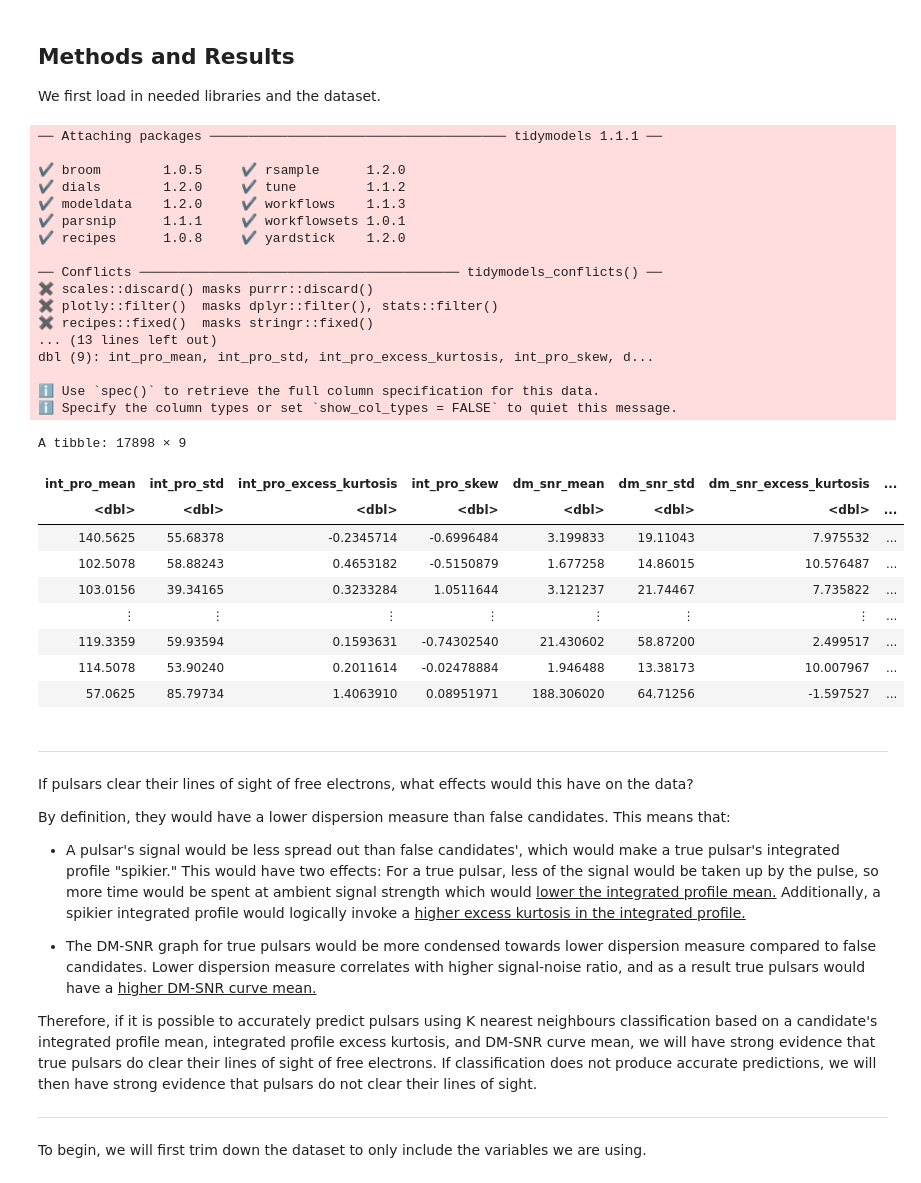
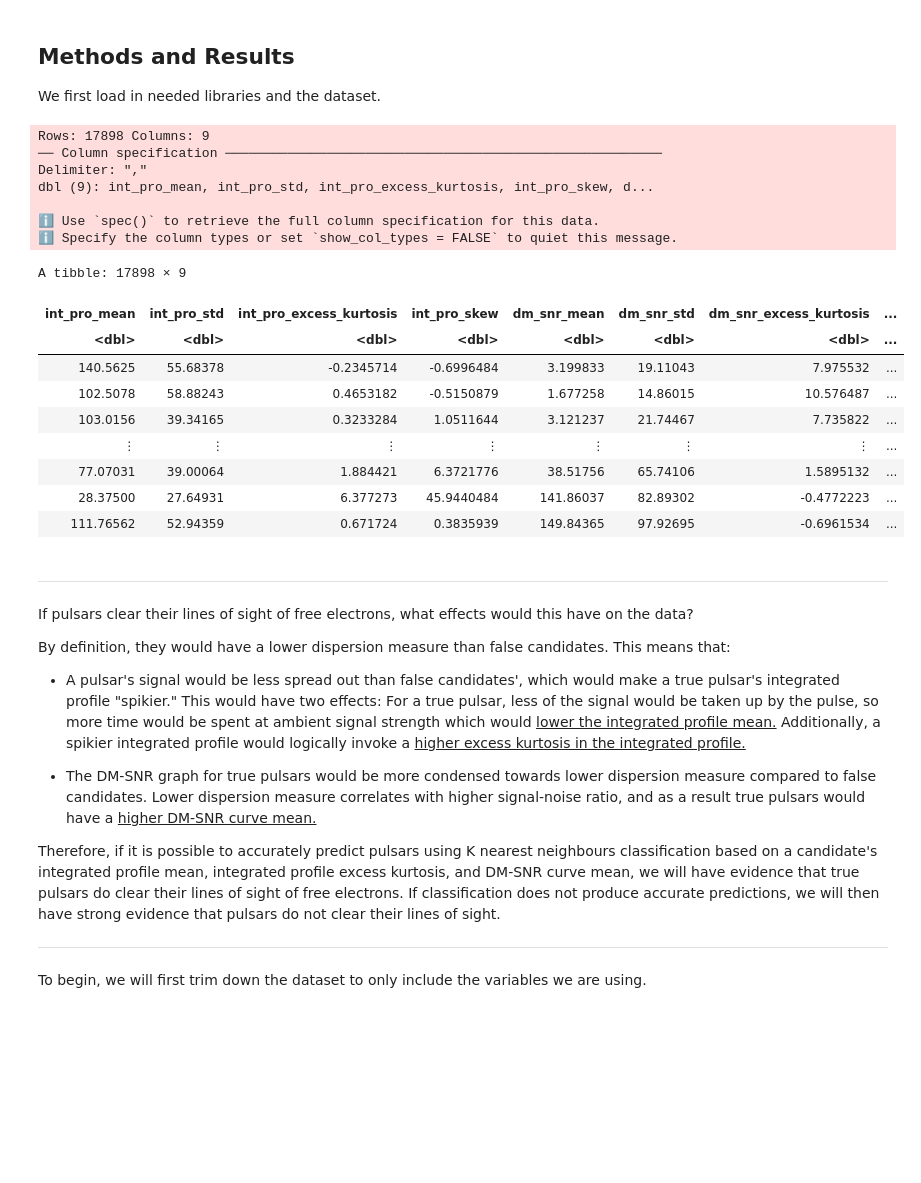
Before and after one commit to Kugelblitz64/dcsi100group19, a Jupyter notebook: dcsi100group19project.ipynb, the cells around one changed output. Drawn from its saved outputs; the diff is of its cells as text; code cells hidden in the pictures; blank space fills up the shorter version.

```diff
--- a/dcsi100group19project.ipynb
+++ b/dcsi100group19project.ipynb
@@ -37,47 +37,37 @@ We first load in needed libraries and the dataset.
 # %%
 # Load in the necessary libraries.
 library(tidyverse)
 library(repr)
 library(tidymodels)
 options(repr.matrix.max.rows = 6)
-install.packages("plotly")
-library(plotly)
 
 # Load in the HTRU2 dataset.
 pulsar <- read_csv(url("https://raw.githubusercontent.com/Kugelblitz64/dcsi100group19/main/HTRU_2.csv"),
                    col_names = c("int_pro_mean", "int_pro_std", "int_pro_excess_kurtosis", "int_pro_skew",
                                  "dm_snr_mean", "dm_snr_std", "dm_snr_excess_kurtosis", "dm_snr_skew", "class")
                    ) |>
-mutate(class = as_factor(class))
+mutate(class = as_factor(class)) |>
+arrange(class)
+
 pulsar
 # %% [output]
-── Attaching packages ────────────────────────────────────── tidymodels 1.1.1 ──
-
-✔ broom        1.0.5     ✔ rsample      1.2.0
-✔ dials        1.2.0     ✔ tune         1.1.2
-✔ modeldata    1.2.0     ✔ workflows    1.1.3
-✔ parsnip      1.1.1     ✔ workflowsets 1.0.1
-✔ recipes      1.0.8     ✔ yardstick    1.2.0
-
-── Conflicts ───────────────────────────────────────── tidymodels_conflicts() ──
-✖ scales::discard() masks purrr::discard()
-✖ plotly::filter()  masks dplyr::filter(), stats::filter()
-✖ recipes::fixed()  masks stringr::fixed()
-... (13 lines left out)
+Rows: 17898 Columns: 9
+── Column specification ────────────────────────────────────────────────────────
+Delimiter: ","
 dbl (9): int_pro_mean, int_pro_std, int_pro_excess_kurtosis, int_pro_skew, d...
 
 ℹ Use `spec()` to retrieve the full column specification for this data.
 ℹ Specify the column types or set `show_col_types = FALSE` to quiet this message.
 A tibble: 17898 × 9
 | int_pro_mean | int_pro_std | int_pro_excess_kurtosis | int_pro_skew | dm_snr_mean | dm_snr_std | dm_snr_excess_kurtosis | ... |
 | <dbl> | <dbl> | <dbl> | <dbl> | <dbl> | <dbl> | <dbl> | ... |
 | 140.5625 | 55.68378 | -0.2345714 | -0.6996484 | 3.199833 | 19.11043 | 7.975532 | ... |
 | 102.5078 | 58.88243 | 0.4653182 | -0.5150879 | 1.677258 | 14.86015 | 10.576487 | ... |
 | 103.0156 | 39.34165 | 0.3233284 | 1.0511644 | 3.121237 | 21.74467 | 7.735822 | ... |
 | ⋮ | ⋮ | ⋮ | ⋮ | ⋮ | ⋮ | ⋮ | ... |
-| 119.3359 | 59.93594 | 0.1593631 | -0.74302540 | 21.430602 | 58.87200 | 2.499517 | ... |
-| 114.5078 | 53.90240 | 0.2011614 | -0.02478884 | 1.946488 | 13.38173 | 10.007967 | ... |
-| 57.0625 | 85.79734 | 1.4063910 | 0.08951971 | 188.306020 | 64.71256 | -1.597527 | ... |
+| 77.07031 | 39.00064 | 1.884421 | 6.3721776 | 38.51756 | 65.74106 | 1.5895132 | ... |
+| 28.37500 | 27.64931 | 6.377273 | 45.9440484 | 141.86037 | 82.89302 | -0.4772223 | ... |
+| 111.76562 | 52.94359 | 0.671724 | 0.3835939 | 149.84365 | 97.92695 | -0.6961534 | ... |
 # %% [markdown]
 -----
 
@@ -89,7 +79,7 @@ By definition, they would have a lower dispersion measure than false candidates.
 
 - The DM-SNR graph for true pulsars would be more condensed towards lower dispersion measure compared to false candidates. Lower dispersion measure correlates with higher signal-noise ratio, and as a result true pulsars would have a <u>higher DM-SNR curve mean.</u>
 
-Therefore, if it is possible to accurately predict pulsars using K nearest neighbours classification based on a candidate's integrated profile mean, integrated profile excess kurtosis, and DM-SNR curve mean, we will have strong evidence that true pulsars do clear their lines of sight of free electrons. If classification does not produce accurate predictions, we will then have strong evidence that pulsars do not clear their lines of sight.
+Therefore, if it is possible to accurately predict pulsars using K nearest neighbours classification based on a candidate's integrated profile mean, integrated profile excess kurtosis, and DM-SNR curve mean, we will have evidence that true pulsars do clear their lines of sight of free electrons. If classification does not produce accurate predictions, we will then have strong evidence that pulsars do not clear their lines of sight.
 
 -----
 # %% [markdown]
```
Also changed, not shown: parts of 8 cells of this notebook.
